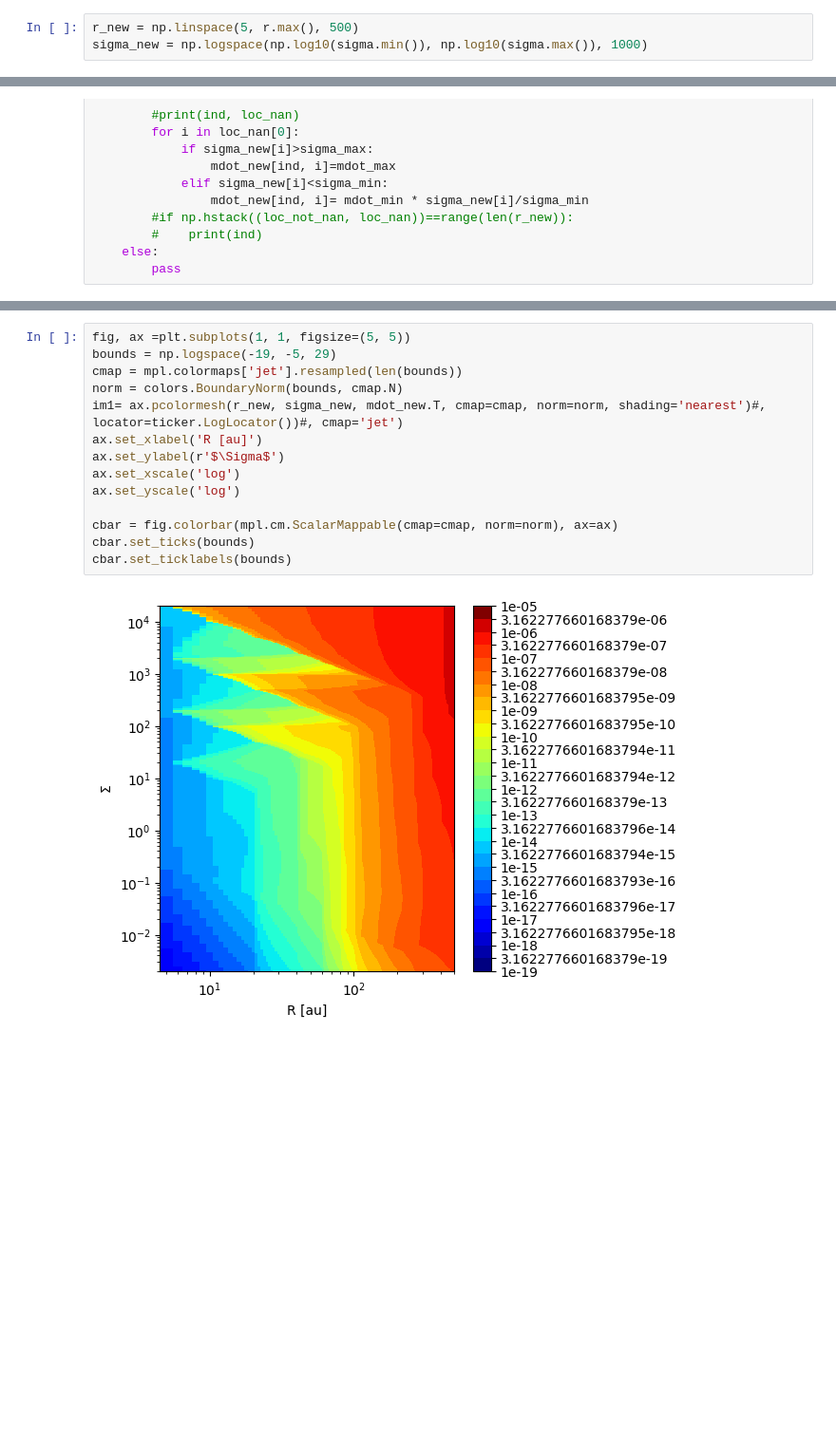
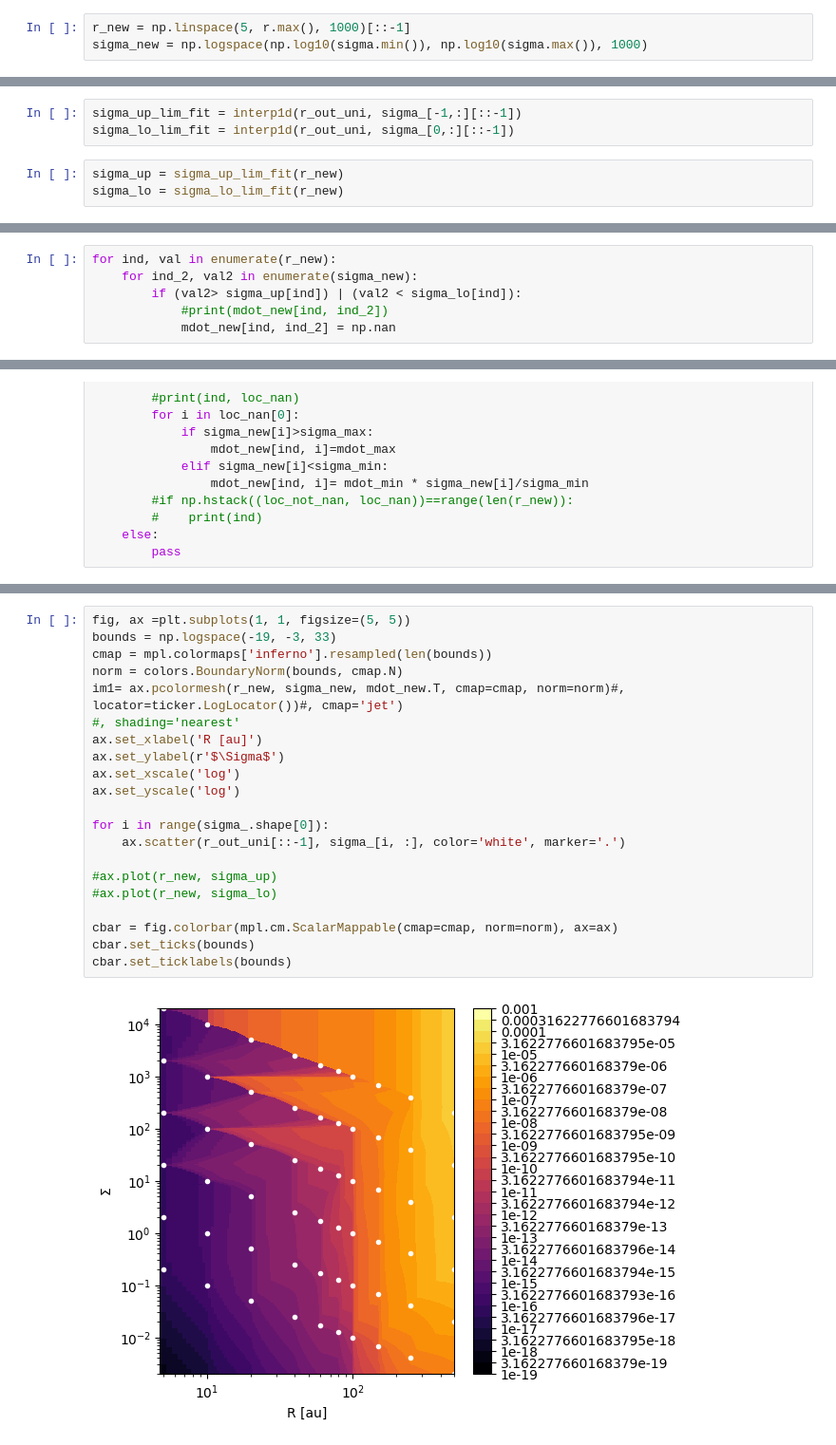
Before and after one commit to SiminTong/FRIEDgrid, a Jupyter notebook: read_data.ipynb, the cells around one changed output, grey strips where cells are left out. Shown at 95% size. Cells and saved outputs as stored; diff of their text form; blank space fills up the shorter version.

Commit message:
interpolation for FRIED

```diff
--- a/read_data.ipynb
+++ b/read_data.ipynb
@@ -121,7 +158,7 @@ r = data['Disc outer radius [au]'].values
 sigma = data['Surface density at disc outer edge [gcm-2]'].values
 mdot = 10**(data['Mass loss rate [log10(Msol/yr)]'].values)
 # %%
-r_new = np.linspace(5, r.max(), 500)
+r_new = np.linspace(5, r.max(), 1000)[::-1]
 sigma_new = np.logspace(np.log10(sigma.min()), np.log10(sigma.max()), 1000)
 # %%
 xx, yy = np.meshgrid(r_new, sigma_new)
@@ -129,3 +166,9 @@ xx, yy = np.meshgrid(r_new, sigma_new)
 interp = LinearNDInterpolator(list(zip(r, sigma)), mdot)
 # %%
 mdot_new = interp(xx, yy).T
+# %%
+sigma_up_lim_fit = interp1d(r_out_uni, sigma_[-1,:][::-1])
+sigma_lo_lim_fit = interp1d(r_out_uni, sigma_[0,:][::-1])
+# %%
+sigma_up = sigma_up_lim_fit(r_new)
+sigma_lo = sigma_lo_lim_fit(r_new)
@@ -132,3 +179,9 @@ mdot_new = interp(xx, yy).T
+# %%
+for ind, val in enumerate(r_new):
+    for ind_2, val2 in enumerate(sigma_new):
+        if (val2> sigma_up[ind]) | (val2 < sigma_lo[ind]):
+            #print(mdot_new[ind, ind_2])
+            mdot_new[ind, ind_2] = np.nan
 # %%
 for ind, val in enumerate(r_new):
 
@@ -156,16 +209,23 @@ for ind, val in enumerate(r_new):
 # %%
 fig, ax =plt.subplots(1, 1, figsize=(5, 5))
-bounds = np.logspace(-19, -5, 29)
-cmap = mpl.colormaps['jet'].resampled(len(bounds))
+bounds = np.logspace(-19, -3, 33)
+cmap = mpl.colormaps['inferno'].resampled(len(bounds))
 norm = colors.BoundaryNorm(bounds, cmap.N)
-im1= ax.pcolormesh(r_new, sigma_new, mdot_new.T, cmap=cmap, norm=norm, shading='nearest')#, locator=ticker.LogLocator())#, cmap='jet')
+im1= ax.pcolormesh(r_new, sigma_new, mdot_new.T, cmap=cmap, norm=norm)#, locator=ticker.LogLocator())#, cmap='jet')
+#, shading='nearest'
 ax.set_xlabel('R [au]')
 ax.set_ylabel(r'$\Sigma$')
 ax.set_xscale('log')
 ax.set_yscale('log')
 
+for i in range(sigma_.shape[0]):
+    ax.scatter(r_out_uni[::-1], sigma_[i, :], color='white', marker='.')
+
+#ax.plot(r_new, sigma_up)
+#ax.plot(r_new, sigma_lo)
+
 cbar = fig.colorbar(mpl.cm.ScalarMappable(cmap=cmap, norm=norm), ax=ax)
 cbar.set_ticks(bounds)
 cbar.set_ticklabels(bounds)
 # %% [output]
-[figure, old version]
+[figure, new version]
```
Also changed, not shown: parts of 34 cells of this notebook.
